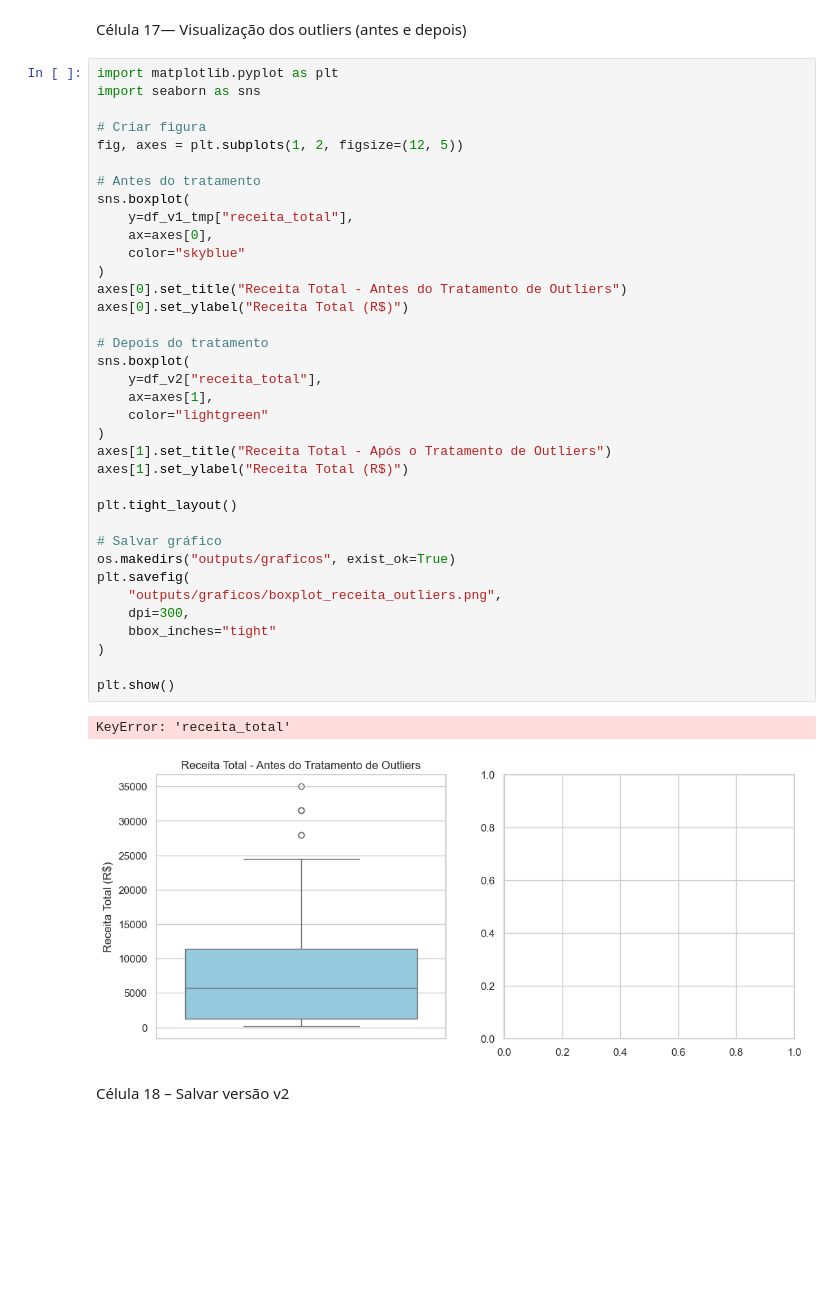
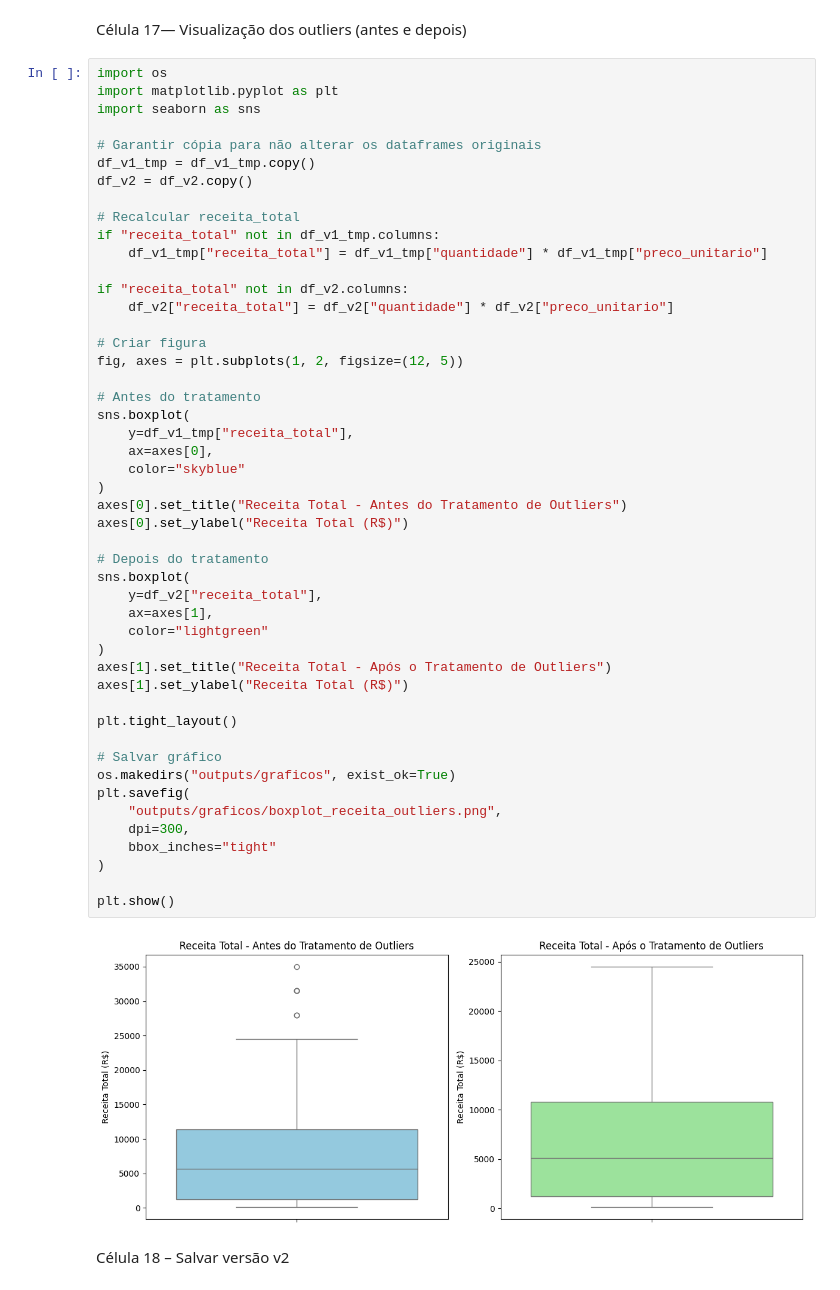
Before and after one commit to ananda-pires/mini-projeto-sctect-dataview-acsp, a Jupyter notebook: 01_analise_exploratoria_vendas.ipynb.ipynb, the cells around one changed output. Drawn from its saved outputs; the diff is of its cells as text; blank space fills up the shorter version.

Commit message:
fix: corrige geração do boxplot de outliers recalculando receita_total

```diff
--- a/01_analise_exploratoria_vendas.ipynb.ipynb
+++ b/01_analise_exploratoria_vendas.ipynb.ipynb
@@ -435,8 +435,20 @@ Diferença = 6 linhas removidas
 # %% [markdown]
 Célula 17— Visualização dos outliers (antes e depois)
 # %%
+import os
 import matplotlib.pyplot as plt
 import seaborn as sns
+
+# Garantir cópia para não alterar os dataframes originais
+df_v1_tmp = df_v1_tmp.copy()
+df_v2 = df_v2.copy()
+
+# Recalcular receita_total
+if "receita_total" not in df_v1_tmp.columns:
+    df_v1_tmp["receita_total"] = df_v1_tmp["quantidade"] * df_v1_tmp["preco_unitario"]
+
+if "receita_total" not in df_v2.columns:
+    df_v2["receita_total"] = df_v2["quantidade"] * df_v2["preco_unitario"]
 
 # Criar figura
 fig, axes = plt.subplots(1, 2, figsize=(12, 5))
@@ -444,35 +456,34 @@ fig, axes = plt.subplots(1, 2, figsize=(12, 5))
 # Antes do tratamento
 sns.boxplot(
     y=df_v1_tmp["receita_total"],
     ax=axes[0],
     color="skyblue"
 )
 axes[0].set_title("Receita Total - Antes do Tratamento de Outliers")
 axes[0].set_ylabel("Receita Total (R$)")
 
 # Depois do tratamento
 sns.boxplot(
     y=df_v2["receita_total"],
     ax=axes[1],
     color="lightgreen"
 )
 axes[1].set_title("Receita Total - Após o Tratamento de Outliers")
 axes[1].set_ylabel("Receita Total (R$)")
 
 plt.tight_layout()
 
 # Salvar gráfico
 os.makedirs("outputs/graficos", exist_ok=True)
 plt.savefig(
     "outputs/graficos/boxplot_receita_outliers.png",
     dpi=300,
     bbox_inches="tight"
 )
 
 plt.show()
 # %% [output]
-KeyError: 'receita_total'
-[figure, old version]
+[figure, new version]
 # %% [markdown]
 Célula 18 – Salvar versão v2
 # %%
```
Also changed, not shown: parts of 4 cells of this notebook, 2 other files.
